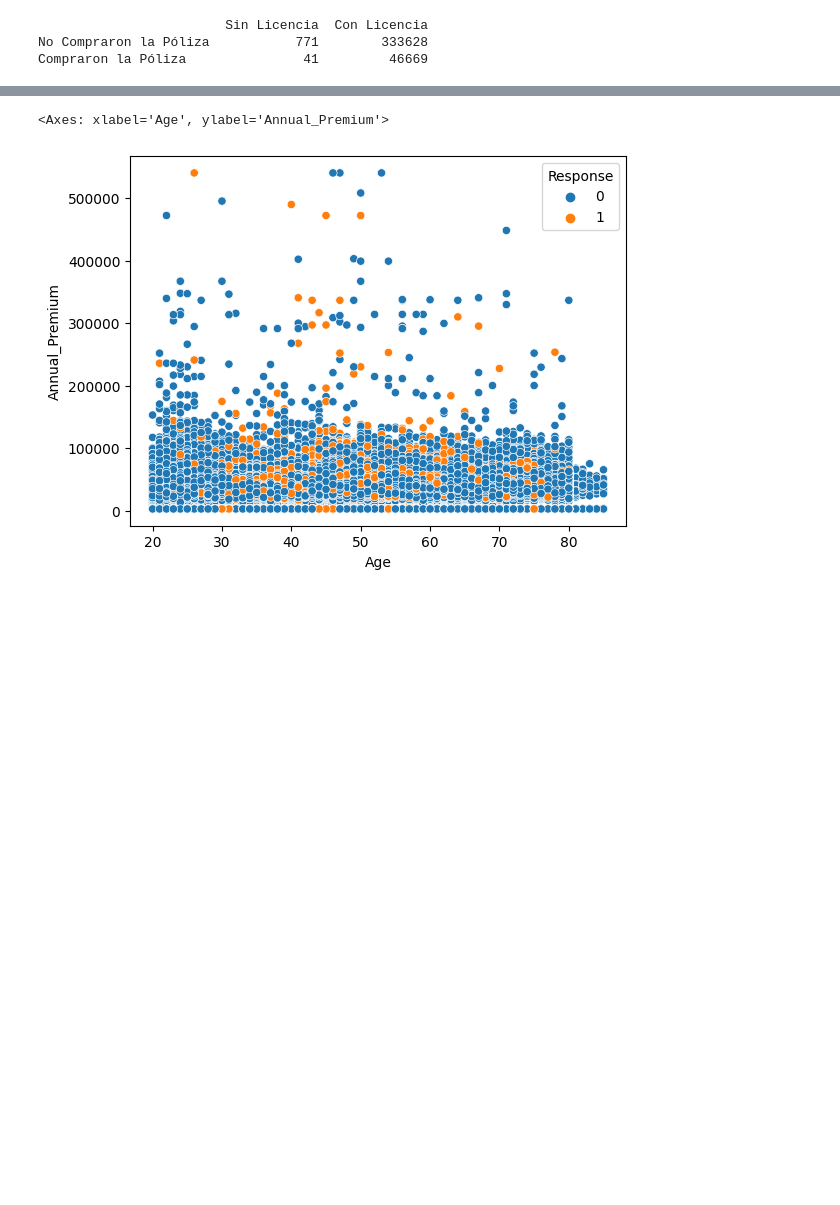
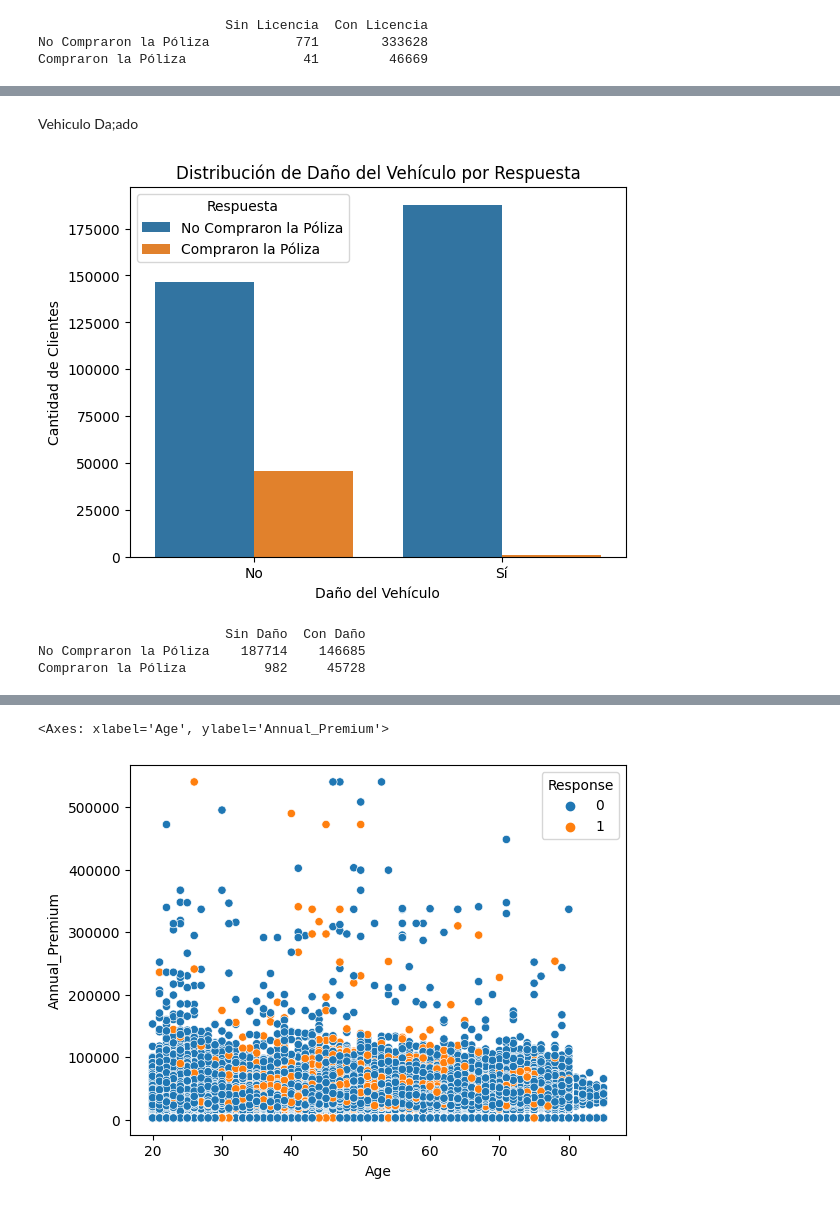
Before and after one commit to ActuaryVlad/tesisAi, a Jupyter notebook: jupyter tesis.ipynb, the cells around one changed output, grey strips where cells are left out. Drawn from its saved outputs; the diff is of its cells as text; code cells hidden in the pictures; blank space fills up the shorter version.

```diff
--- a/jupyter tesis.ipynb
+++ b/jupyter tesis.ipynb
@@ -249,0 +282,21 @@ Compraron la Póliza               41         46669
+# %% [markdown]
+Vehiculo Da;ado
+# %%
+sns.countplot(x='Vehicle_Damage', hue='Response', data=train)
+plt.xlabel('Daño del Vehículo')
+plt.ylabel('Cantidad de Clientes')
+plt.title('Distribución de Daño del Vehículo por Respuesta')
+plt.legend(title='Respuesta', labels=['No Compraron la Póliza', 'Compraron la Póliza'])
+plt.xticks(ticks=[0, 1], labels=['No', 'Sí'])
+plt.show()
+# %% [output]
+[figure, added]
+# %%
+cross_tab_vehicle_damage = pd.crosstab(train['Response'], train['Vehicle_Damage'])
+cross_tab_vehicle_damage.columns = ['Sin Daño', 'Con Daño']
+cross_tab_vehicle_damage.index = ['No Compraron la Póliza', 'Compraron la Póliza']
+print(cross_tab_vehicle_damage)
+# %% [output]
+                        Sin Daño  Con Daño
+No Compraron la Póliza    187714    146685
+Compraron la Póliza          982     45728
```
Also changed, not shown: parts of 20 cells of this notebook.
